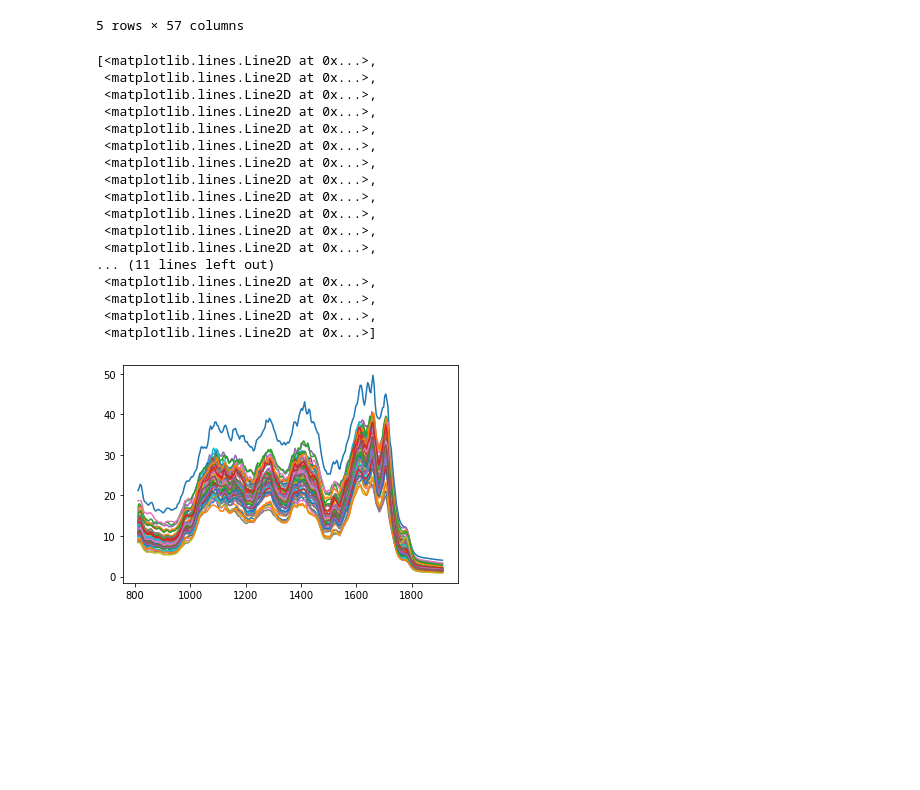
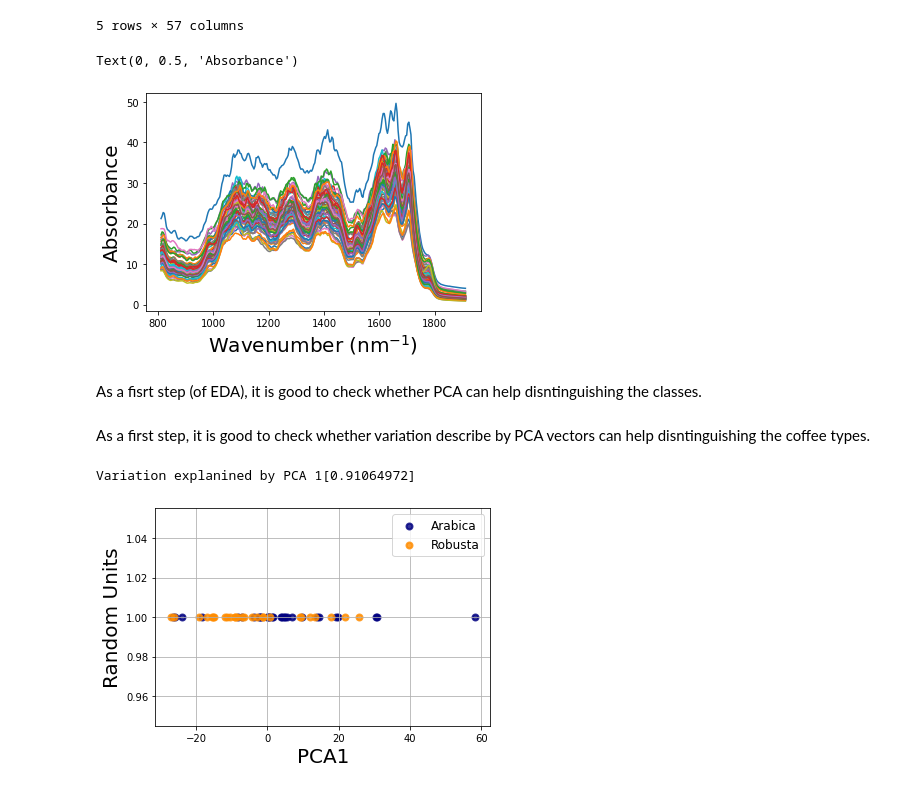
Before and after one commit to akasharora123/Chemometrics, a Jupyter notebook: coffee.ipynb, the cells around one changed output. Drawn from its saved outputs; the diff is of its cells as text; code cells hidden in the pictures; blank space fills up the shorter version.

```diff
--- a/coffee.ipynb
+++ b/coffee.ipynb
@@ -36,25 +36,11 @@ df = df.set_axis(df.columns.droplevel(0), axis=1,inplace=False)
 fig, ax1 = plt.subplots()
 ax1.plot(df['Wavenumbers'], df['Arabica'])
 ax1.plot(df['Wavenumbers'], df['Robusta'])
+ax1.set_xlabel('Wavenumber ($\mathrm{nm}^{-1}$)', fontsize=20)
+ax1.set_ylabel('Absorbance', fontsize = 20)
 # %% [output]
-[<matplotlib.lines.Line2D at 0x...>,
- <matplotlib.lines.Line2D at 0x...>,
- <matplotlib.lines.Line2D at 0x...>,
- <matplotlib.lines.Line2D at 0x...>,
- <matplotlib.lines.Line2D at 0x...>,
- <matplotlib.lines.Line2D at 0x...>,
- <matplotlib.lines.Line2D at 0x...>,
- <matplotlib.lines.Line2D at 0x...>,
- <matplotlib.lines.Line2D at 0x...>,
- <matplotlib.lines.Line2D at 0x...>,
- <matplotlib.lines.Line2D at 0x...>,
- <matplotlib.lines.Line2D at 0x...>,
-... (11 lines left out)
- <matplotlib.lines.Line2D at 0x...>,
- <matplotlib.lines.Line2D at 0x...>,
- <matplotlib.lines.Line2D at 0x...>,
- <matplotlib.lines.Line2D at 0x...>]
+Text(0, 0.5, 'Absorbance')
-[figure, old version]
+[figure, new version]
 # %%
 # Transposing to arrange as N_samples x N_features
 df.reset_index(drop=True, inplace=True)
@@ -65,3 +51,28 @@ x = df.iloc[1:,df.keys()].values
 x = StandardScaler().fit_transform(x)
 Y = pd.DataFrame(df.index)[1:].to_numpy()
 Y = Y.ravel()
+# %% [markdown]
+As a fisrt step (of EDA), it is good to check whether PCA can help disntinguishing the classes.
+# %% [markdown]
+As a first step, it is good to check whether variation describe by PCA vectors can help disntinguishing the coffee types.
+# %%
+pca = PCA(n_components=1)
+X_pca = pca.fit_transform(x)
+print('Variation explanined by PCA 1{:}'.format(pca.explained_variance_ratio_))
+
+fig, ax = plt.subplots()
+colors = ['navy', 'darkorange']
+target_names = ['Arabica','Robusta']
+lw = 2
+x_dum = np.ones(len(Y))
+for color, target_name in zip(colors, target_names):
+    plt.scatter(X_pca[Y == target_name, 0], x_dum[Y == target_name], color=color, alpha=.8, lw=lw,
+                label=target_name)
+
+ax.set_xlabel('PCA1', fontsize=20)
+ax.set_ylabel('Random Units', fontsize = 20)
+ax.legend(fontsize=12)
+ax.grid()
+# %% [output]
+Variation explanined by PCA 1[0.91064972]
+[figure, added]
```
Also changed, not shown: parts of 5 cells of this notebook.
